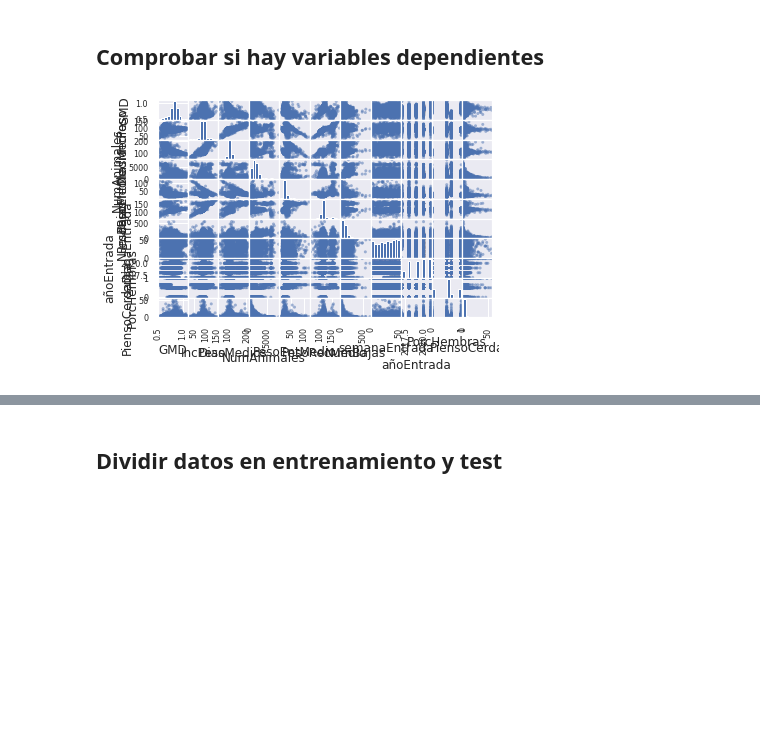
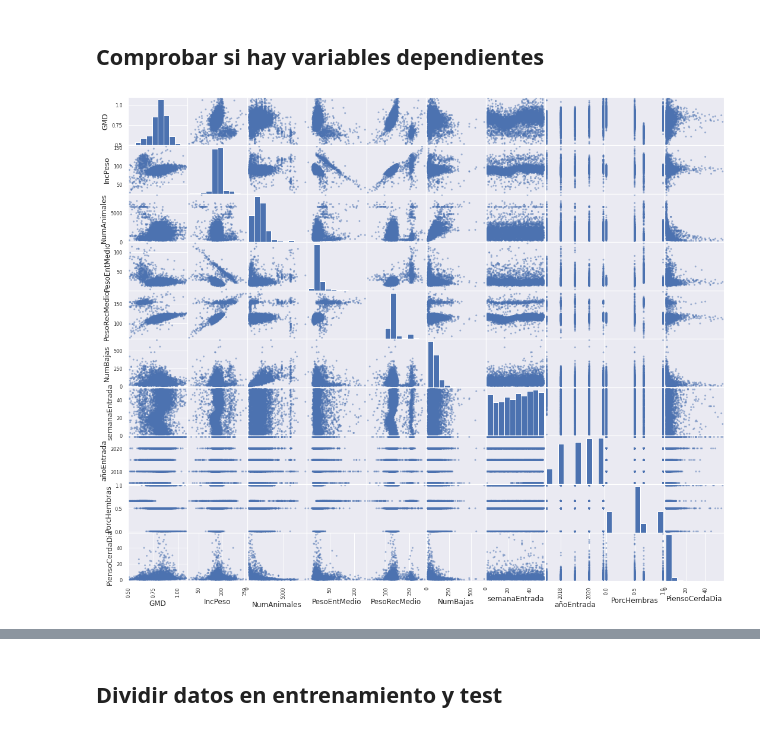
Before and after one commit to JoseEduardoCG/14MBID_TFM, a Jupyter notebook: Regresión_RandomForest.ipynb, the cells around one changed output, grey strips where cells are left out. Drawn from its saved outputs; the diff is of its cells as text; code cells hidden in the pictures; blank space fills up the shorter version.

```diff
--- a/Regresión_RandomForest.ipynb
+++ b/Regresión_RandomForest.ipynb
@@ -86,8 +96,8 @@ for feature in features_to_encode:
 # %% [markdown]
 ## Comprobar si hay variables dependientes
 # %%
-attributes = ['GMD', 'IncPeso', 'DiasMedios', 'NumAnimales', 'PesoEntMedio', 'PesoRecMedio', 'NumBajas', 'semanaEntrada', 'añoEntrada', 'PorcHembras', 'PiensoCerdaDia']
-pd.plotting.scatter_matrix(df[attributes])
+attributes = ['GMD', 'IncPeso', 'NumAnimales', 'PesoEntMedio', 'PesoRecMedio', 'NumBajas', 'semanaEntrada', 'añoEntrada', 'PorcHembras', 'PiensoCerdaDia']
+pd.plotting.scatter_matrix(df[attributes], figsize=(18, 15))
 plt.show()
 # %% [output]
-[figure, old version]
+[figure, new version]
```
Also changed, not shown: parts of 20 cells of this notebook, 1 other file.
